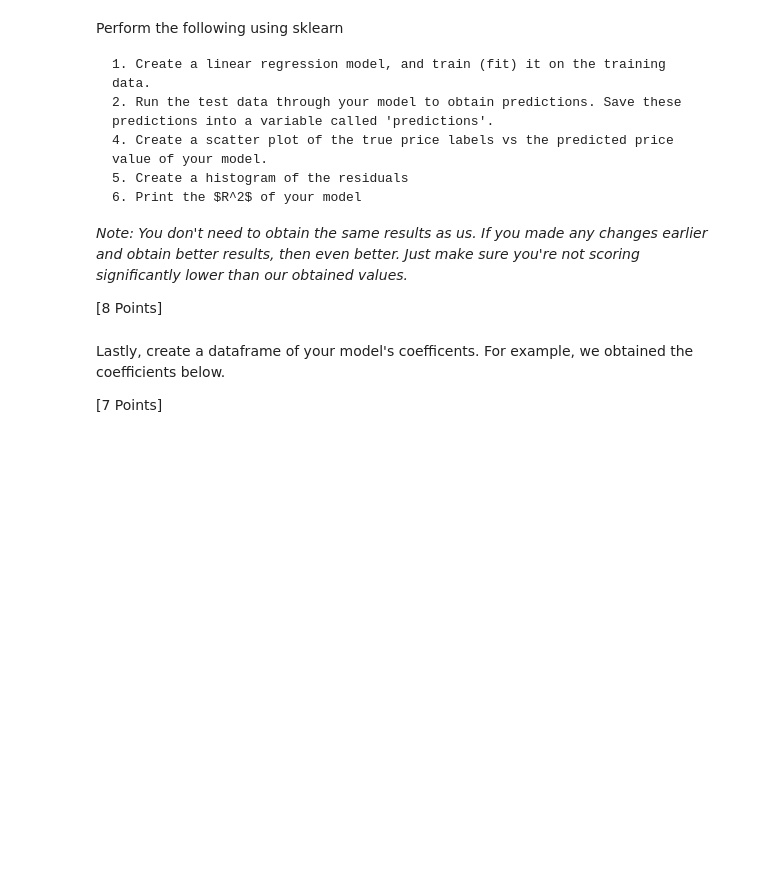
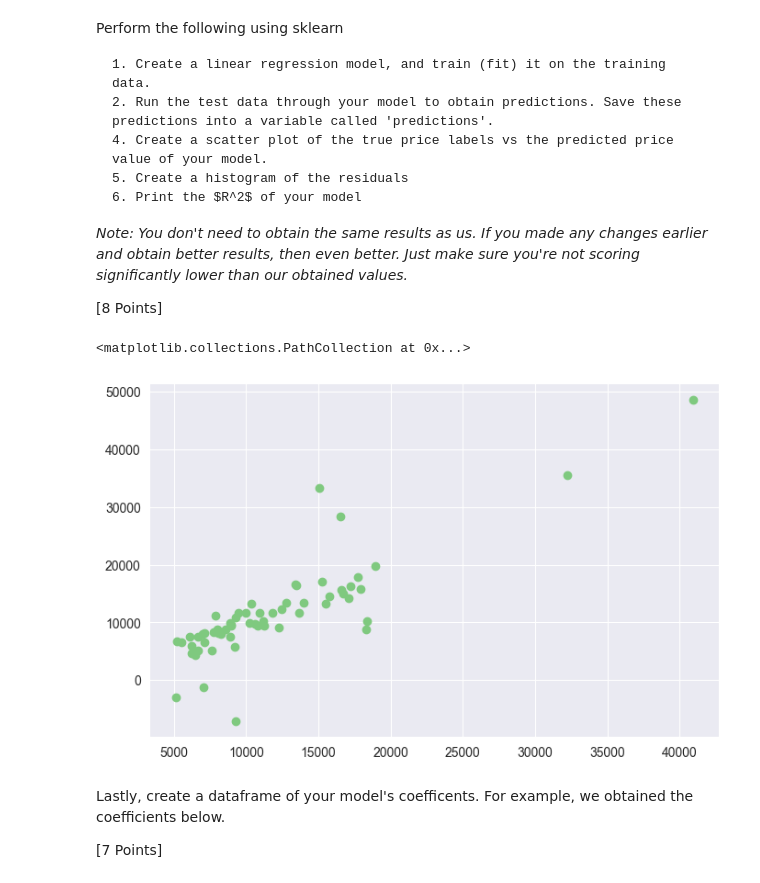
Before and after one commit to gordonnguyen/data-science-1, a Jupyter notebook: hw1/hw1.ipynb, the cells around one changed output. Drawn from its saved outputs; the diff is of its cells as text; code cells hidden in the pictures; blank space fills up the shorter version.

```diff
--- a/hw1/hw1.ipynb
+++ b/hw1/hw1.ipynb
@@ -673,3 +678,26 @@ Perform the following
     3. Split your data into a training and testing set, with test size of 0.30
 # %%
 ### WRITE YOUR CODE HERE ###
+
+cat_columns = ['symboling', 'fueltype', 'aspiration','doornumber', 'carbody', 'drivewheel','enginelocation','wheelbase', 'enginetype','cylindernumber','fuelsystem']
+num_columns = ['wheelbase',	'carlength', 'carwidth', 'carheight','curbweight']
+
+car_df = pd.get_dummies(car_df, columns=cat_columns, drop_first=True)
+car_df.drop(labels=['CarName','car_company'], axis=1, inplace=True)
+
+
+# create our scaler object
+scaler = StandardScaler()
+# use our scaler object to transform/scale our data and save it into X_scaled
+scaled = scaler.fit_transform(car_df)
+# reassign X to a new DataFrame using the X_scaled values.
+car_df = pd.DataFrame(scaled, columns=car_df.columns())
+
+
+X = car_df.drop('price', axis=1)
+y = car_df['price']
+
+
+X_train, X_test, y_train, y_test = train_test_split(X, y, test_size=0.3)
+
+car_df.head()
@@ -691,6 +721,16 @@ _Note: You don't need to obtain the same results as us. If you made any changes
 [8 Points]
 # %%
 ### WRITE YOUR CODE HERE, WHICH SHOULD REPRODUCE THE BELOW IF DONE CORRECTLY ###
+from sklearn.linear_model import LinearRegression
+
+lm = LinearRegression()
+lm.fit(X_train,y_train)
+
+predictions = lm.predict(X_test)
+plt.scatter(y_test,predictions)
+# %% [output]
+<matplotlib.collections.PathCollection at 0x...>
+[figure, added]
 # %% [markdown]
 Lastly, create a dataframe of your model's coefficents. For example, we obtained the coefficients below.
 
```
Also changed, not shown: parts of 16 cells of this notebook.
